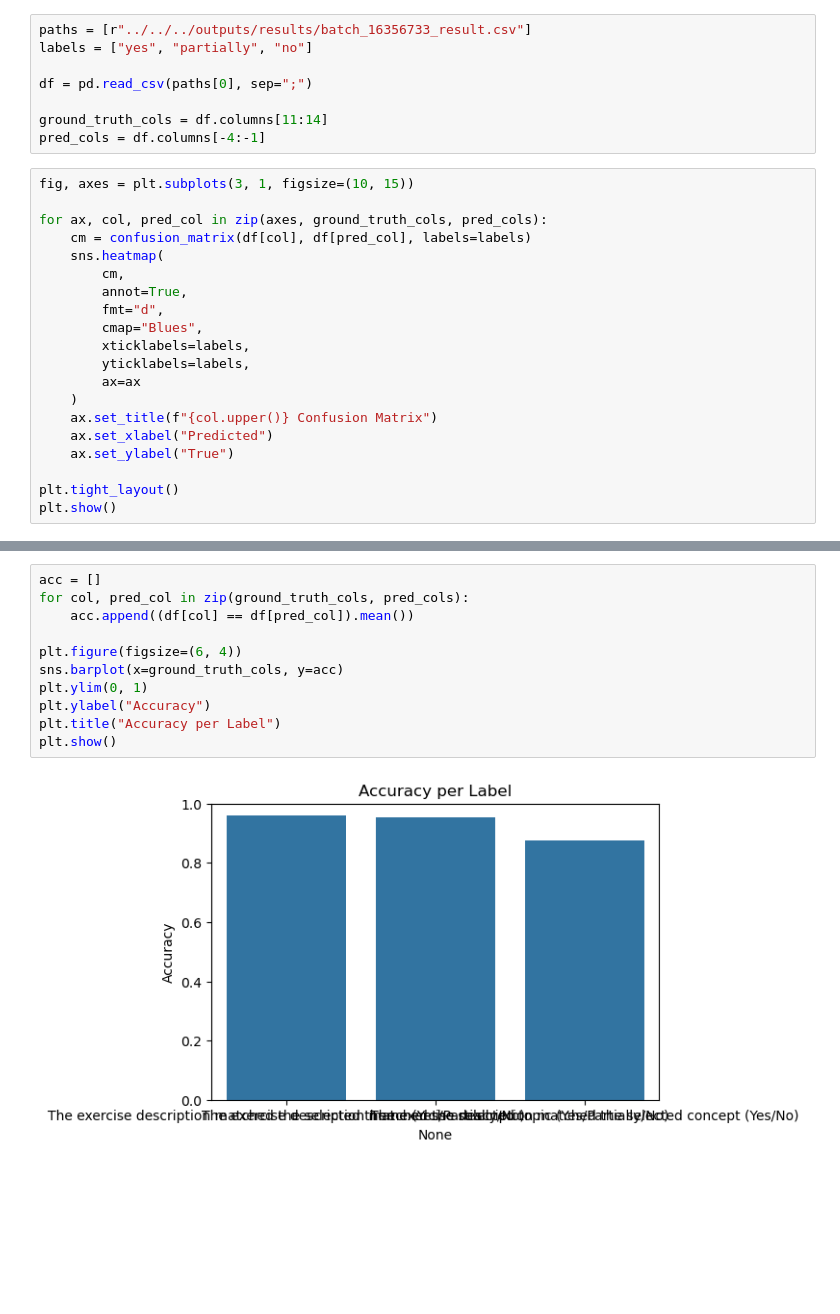
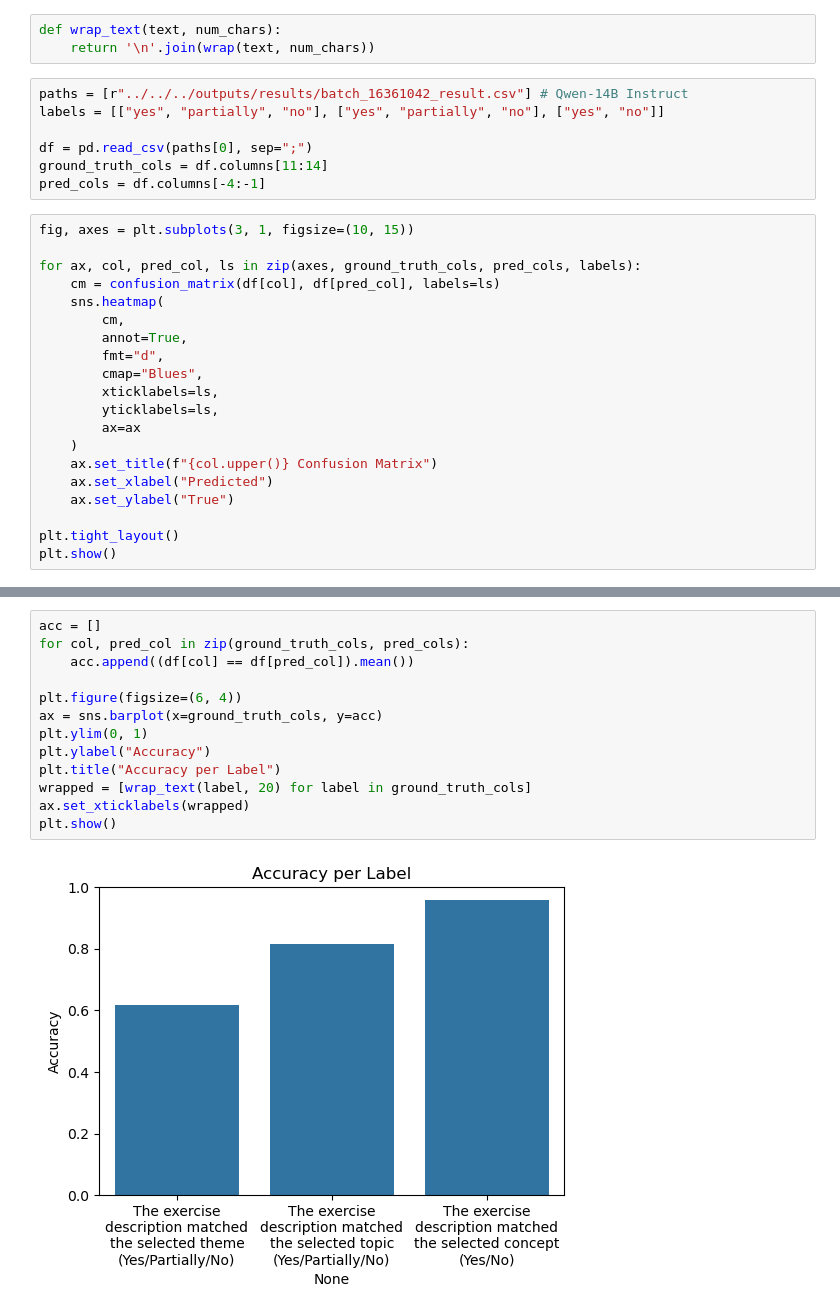
Before and after one commit to AleksiKaa/mscthesis, a Jupyter notebook: src/notebooks/plots/create_plot.ipynb, the cells around one changed output, grey strips where cells are left out. Cells and saved outputs as stored; diff of their text form; blank space fills up the shorter version.

Commit message:
improve plots

```diff
--- a/src/notebooks/plots/create_plot.ipynb
+++ b/src/notebooks/plots/create_plot.ipynb
@@ -3,26 +4,28 @@ import pandas as pd
 import matplotlib.pyplot as plt
 import seaborn as sns
 from sklearn.metrics import confusion_matrix
+# %%
+def wrap_text(text, num_chars):
+    return '\n'.join(wrap(text, num_chars))
 # %%
-paths = [r"../../../outputs/results/batch_16356733_result.csv"]
-labels = ["yes", "partially", "no"]
+paths = [r"../../../outputs/results/batch_16361042_result.csv"] # Qwen-14B Instruct
+labels = [["yes", "partially", "no"], ["yes", "partially", "no"], ["yes", "no"]]
 
 df = pd.read_csv(paths[0], sep=";")
-
 ground_truth_cols = df.columns[11:14]
 pred_cols = df.columns[-4:-1]
 # %%
 fig, axes = plt.subplots(3, 1, figsize=(10, 15))
 
-for ax, col, pred_col in zip(axes, ground_truth_cols, pred_cols):
-    cm = confusion_matrix(df[col], df[pred_col], labels=labels)
+for ax, col, pred_col, ls in zip(axes, ground_truth_cols, pred_cols, labels):
+    cm = confusion_matrix(df[col], df[pred_col], labels=ls)
     sns.heatmap(
         cm,
         annot=True,
         fmt="d",
         cmap="Blues",
-        xticklabels=labels,
-        yticklabels=labels,
+        xticklabels=ls,
+        yticklabels=ls,
         ax=ax
     )
     ax.set_title(f"{col.upper()} Confusion Matrix")
@@ -36,16 +39,18 @@ plt.show()
 # %%
 acc = []
 for col, pred_col in zip(ground_truth_cols, pred_cols):
     acc.append((df[col] == df[pred_col]).mean())
 
 plt.figure(figsize=(6, 4))
-sns.barplot(x=ground_truth_cols, y=acc)
+ax = sns.barplot(x=ground_truth_cols, y=acc)
 plt.ylim(0, 1)
 plt.ylabel("Accuracy")
 plt.title("Accuracy per Label")
+wrapped = [wrap_text(label, 20) for label in ground_truth_cols]
+ax.set_xticklabels(wrapped)
 plt.show()
 # %% [output]
-[figure, old version]
+[figure, new version]
 # %%
 fig, axes = plt.subplots(3, 2, figsize=(10, 10))
 
```
Also changed, not shown: parts of 3 cells of this notebook.
